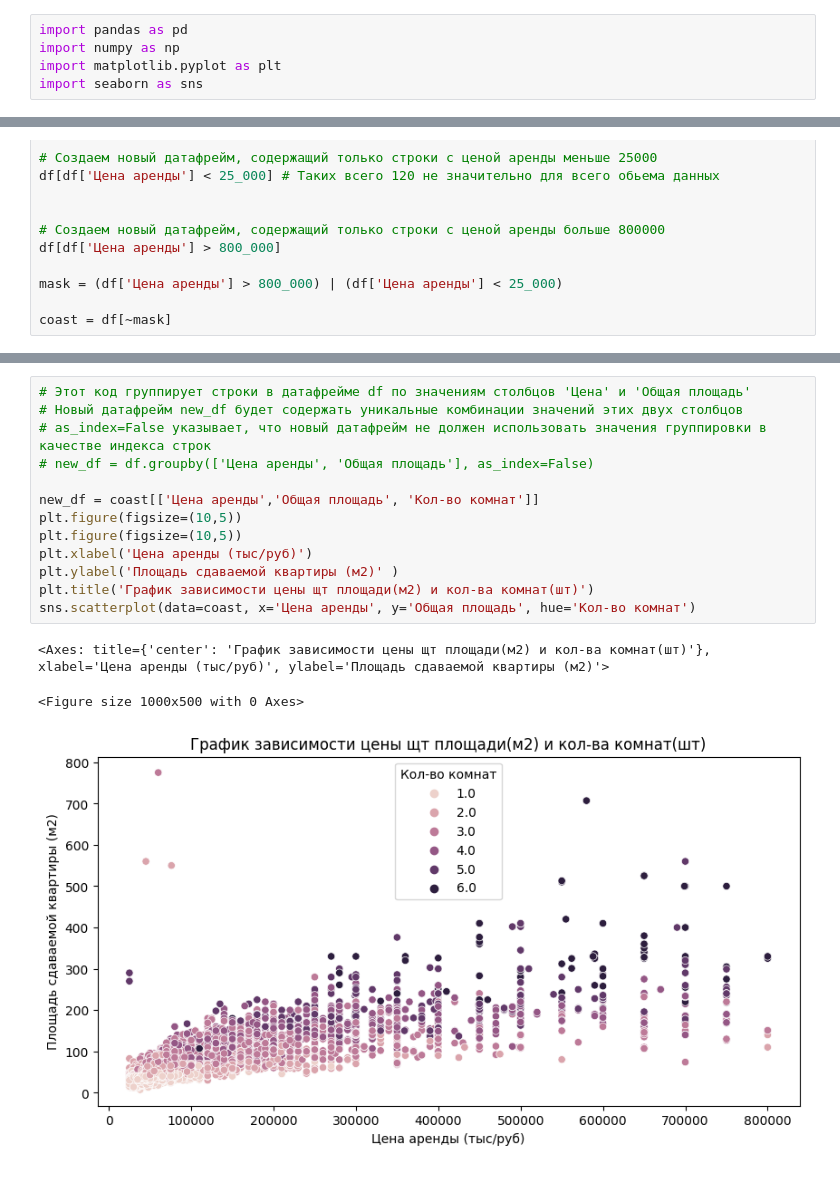
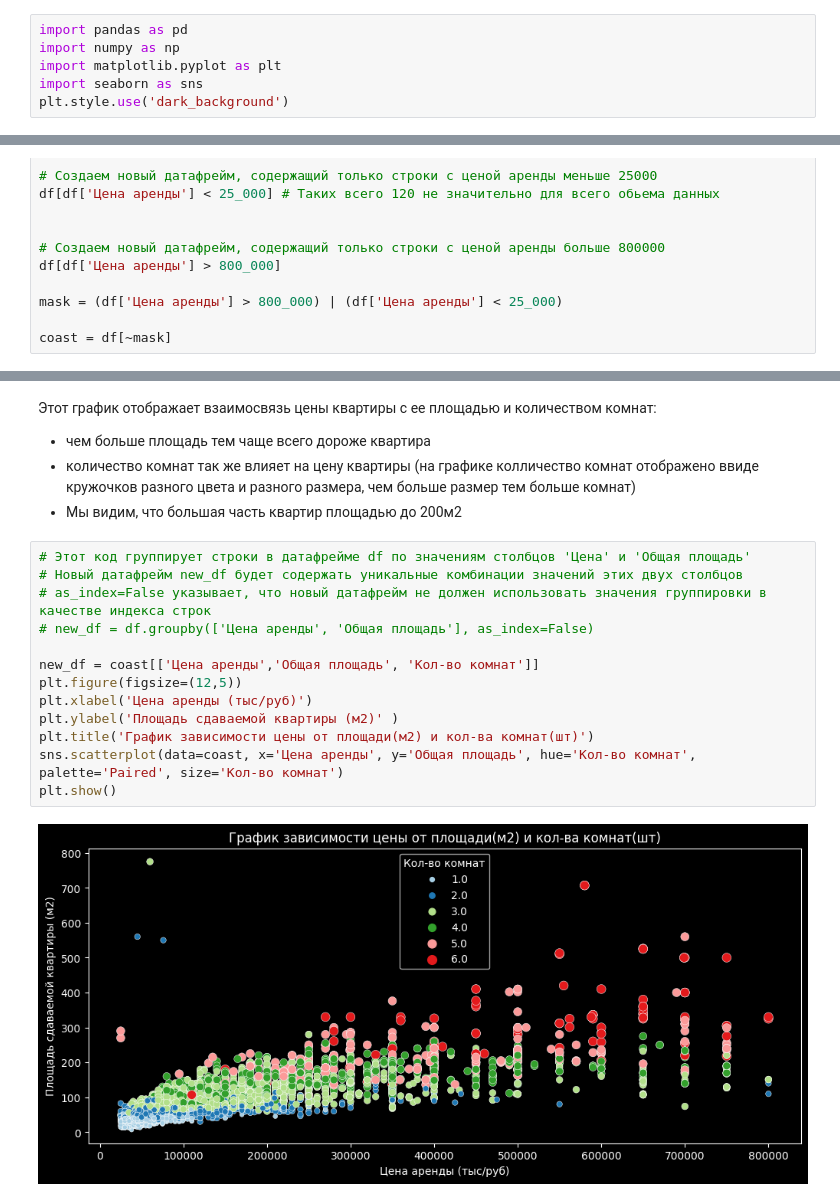
Before and after one commit to Shchushch/RealEstbyMW, a Jupyter notebook: EDA(Cергей).ipynb, the cells around one changed output, grey strips where cells are left out. Drawn from its saved outputs; the diff is of its cells as text.

```diff
--- a/EDA(Cергей).ipynb
+++ b/EDA(Cергей).ipynb
@@ -3,6 +3,7 @@ import pandas as pd
 import numpy as np
 import matplotlib.pyplot as plt
 import seaborn as sns
+plt.style.use('dark_background')
 # %%
 df = pd.read_csv('/Users/sergey/ds_bootcamp/ds-phase-0/RealEstate/RealEstbyMW/_data.csv')
 # %% [markdown]
@@ -121,18 +128,22 @@ Text(0.5, 1.0, 'График колличества предложений на
+# %% [markdown]
+Этот график отображает взаимосвязь цены квартиры с ее площадью и количеством комнат:
+- чем больше площадь тем чаще всего дороже квартира
+- количество комнат так же влияет на цену квартиры
+(на графике колличество комнат отображено ввиде кружочков разного цвета и разного размера, чем больше размер тем больше комнат)
+- Мы видим, что большая часть квартир площадью до 200м2
 # %%
 # Этот код группирует строки в датафрейме df по значениям столбцов 'Цена' и 'Общая площадь'
 # Новый датафрейм new_df будет содержать уникальные комбинации значений этих двух столбцов
 # as_index=False указывает, что новый датафрейм не должен использовать значения группировки в качестве индекса строк
 # new_df = df.groupby(['Цена аренды', 'Общая площадь'], as_index=False)
 
 new_df = coast[['Цена аренды','Общая площадь', 'Кол-во комнат']]
-plt.figure(figsize=(10,5))
-plt.figure(figsize=(10,5))
+plt.figure(figsize=(12,5))
 plt.xlabel('Цена аренды (тыс/руб)')
 plt.ylabel('Площадь сдаваемой квартиры (м2)' )
-plt.title('График зависимости цены щт площади(м2) и кол-ва комнат(шт)')
-sns.scatterplot(data=coast, x='Цена аренды', y='Общая площадь', hue='Кол-во комнат')
+plt.title('График зависимости цены от площади(м2) и кол-ва комнат(шт)')
+sns.scatterplot(data=coast, x='Цена аренды', y='Общая площадь', hue='Кол-во комнат',  palette='Paired', size='Кол-во комнат')
+plt.show()
 # %% [output]
-<Axes: title={'center': 'График зависимости цены щт площади(м2) и кол-ва комнат(шт)'}, xlabel='Цена аренды (тыс/руб)', ylabel='Площадь сдаваемой квартиры (м2)'>
-<Figure size 1000x500 with 0 Axes>
-[figure, old version]
+[figure, new version]
 # %%
```
Also changed, not shown: parts of 4 cells of this notebook.
